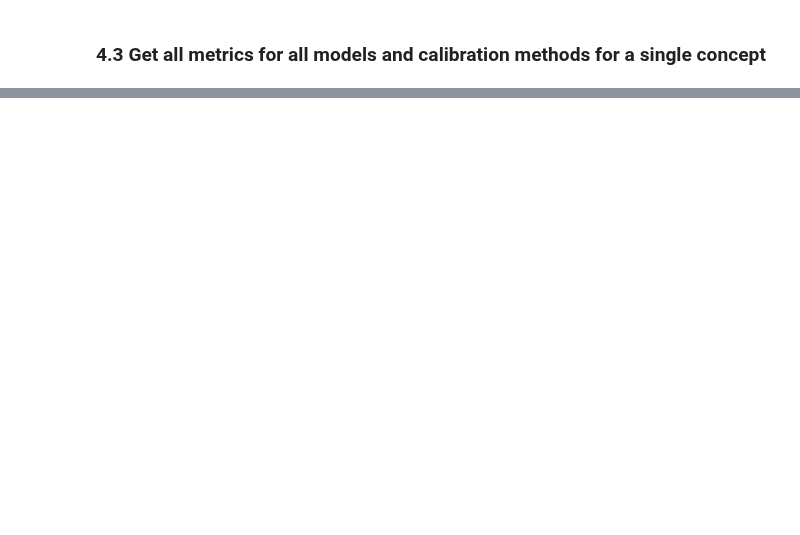
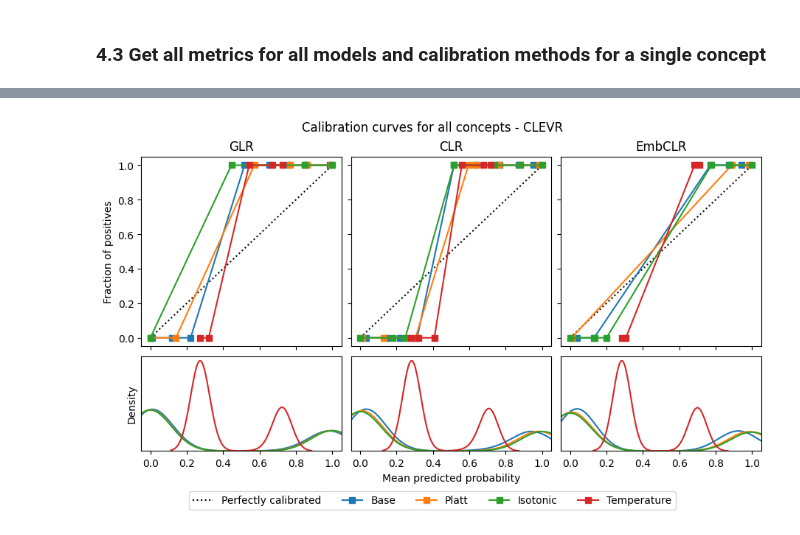
Before and after one commit to cassandra-goldberg/Calibrated_Concepts, a Jupyter notebook: Experiments/Experiment.ipynb, the cells around one changed output, grey strips where cells are left out. Drawn from its saved outputs; the diff is of its cells as text; code cells hidden in the pictures; blank space fills up the shorter version.

```diff
--- a/Experiments/Experiment.ipynb
+++ b/Experiments/Experiment.ipynb
@@ -261,0 +267,6 @@ if len(concepts) < 10:
+# %%
+fig = plot_calibration_curves_avg(test_metadata_df, test_cosine_similarity_df,
+                                test_embeddings, base_models, calibrated_models,
+                                  results_path, dataset_name)
+# %% [output]
+[figure, added]
```
Also changed, not shown: parts of 13 cells of this notebook, 21 other files.
